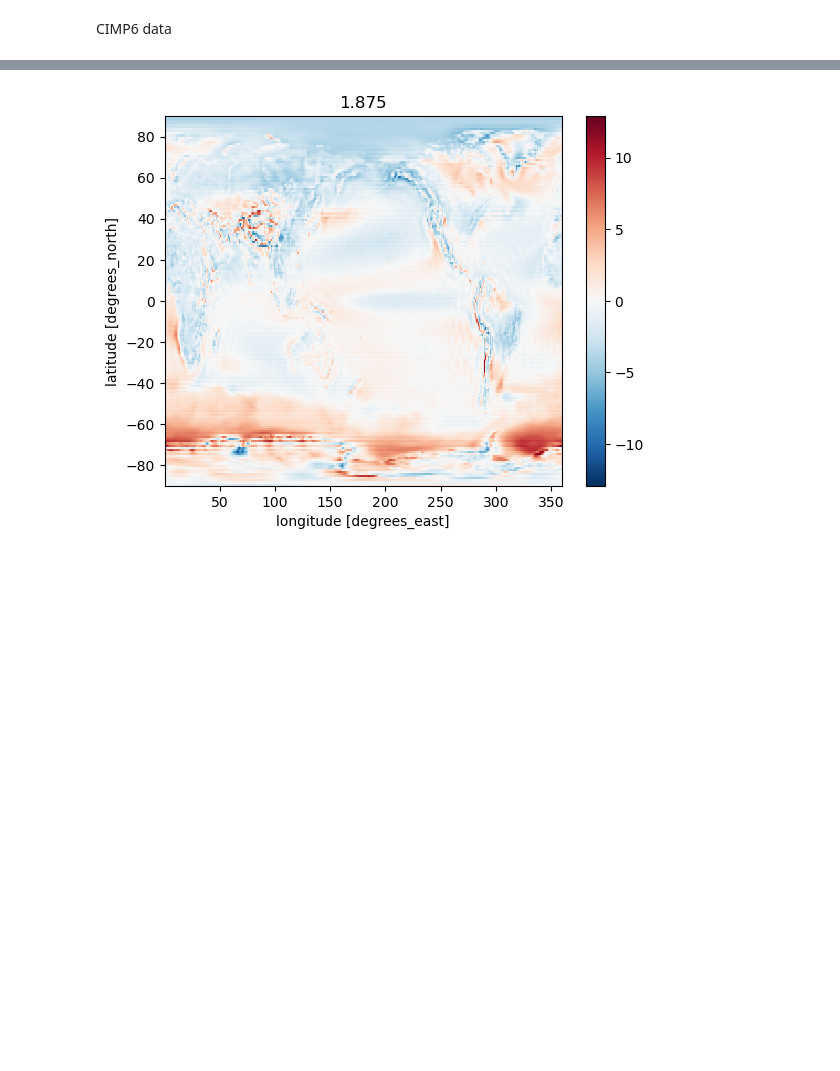
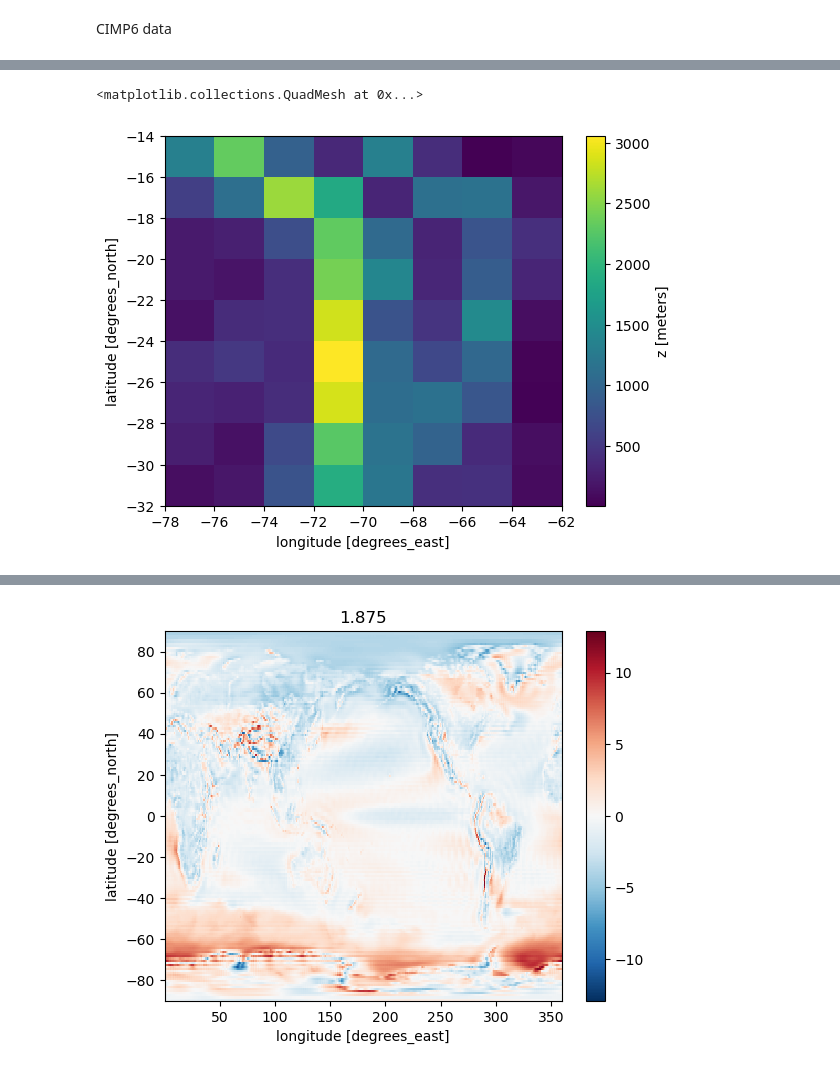
Before and after one commit to cc11223344556677/Computational-Meteorology-Exercises, a Jupyter notebook: project_simon.ipynb, the cells around one changed output, grey strips where cells are left out. Saved outputs shown, nothing was run; the diff lists cells and outputs as text; code cells hidden in the pictures; blank space fills up the shorter version.

```diff
--- a/project_simon.ipynb
+++ b/project_simon.ipynb
@@ -126,3 +357,8 @@ regrid_cmip_to_era5_mean = xesmf.Regridder(Cmip_data_red_mean, Era5_1deg_red_mea
 
 regrid_era5_to_cmip =  xesmf.Regridder(Era5_1deg_red , Cmip_data_red, method='bilinear', periodic=True)
 #regrid_cmip_to_era5 = xesmf.Regridder(Cmip_data_red, Era5_1deg_red, method='conservative', periodic=False)
+# %%
+x.std()["z"].plot()
+# %% [output]
+<matplotlib.collections.QuadMesh at 0x...>
+[figure, added]
```
Also changed, not shown: parts of 29 cells of this notebook.
